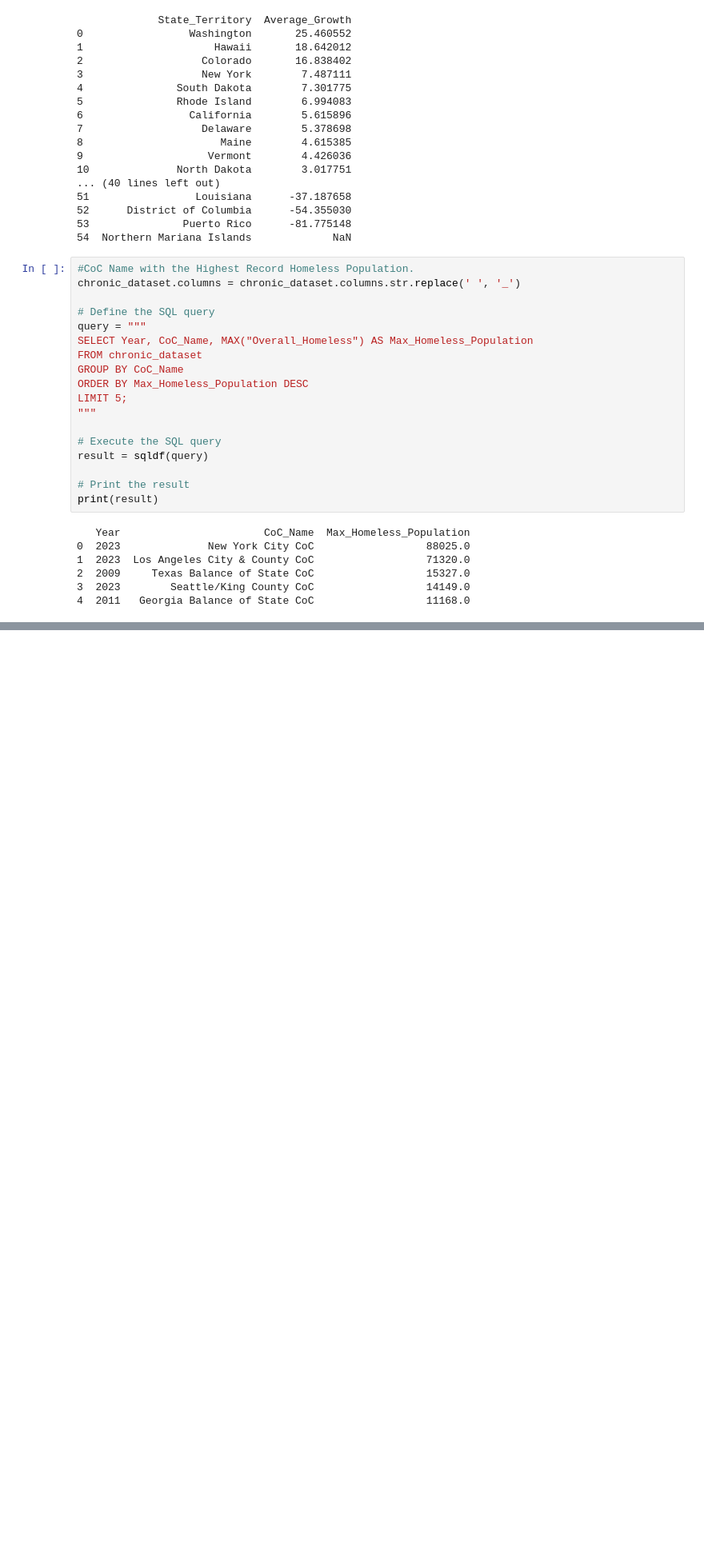
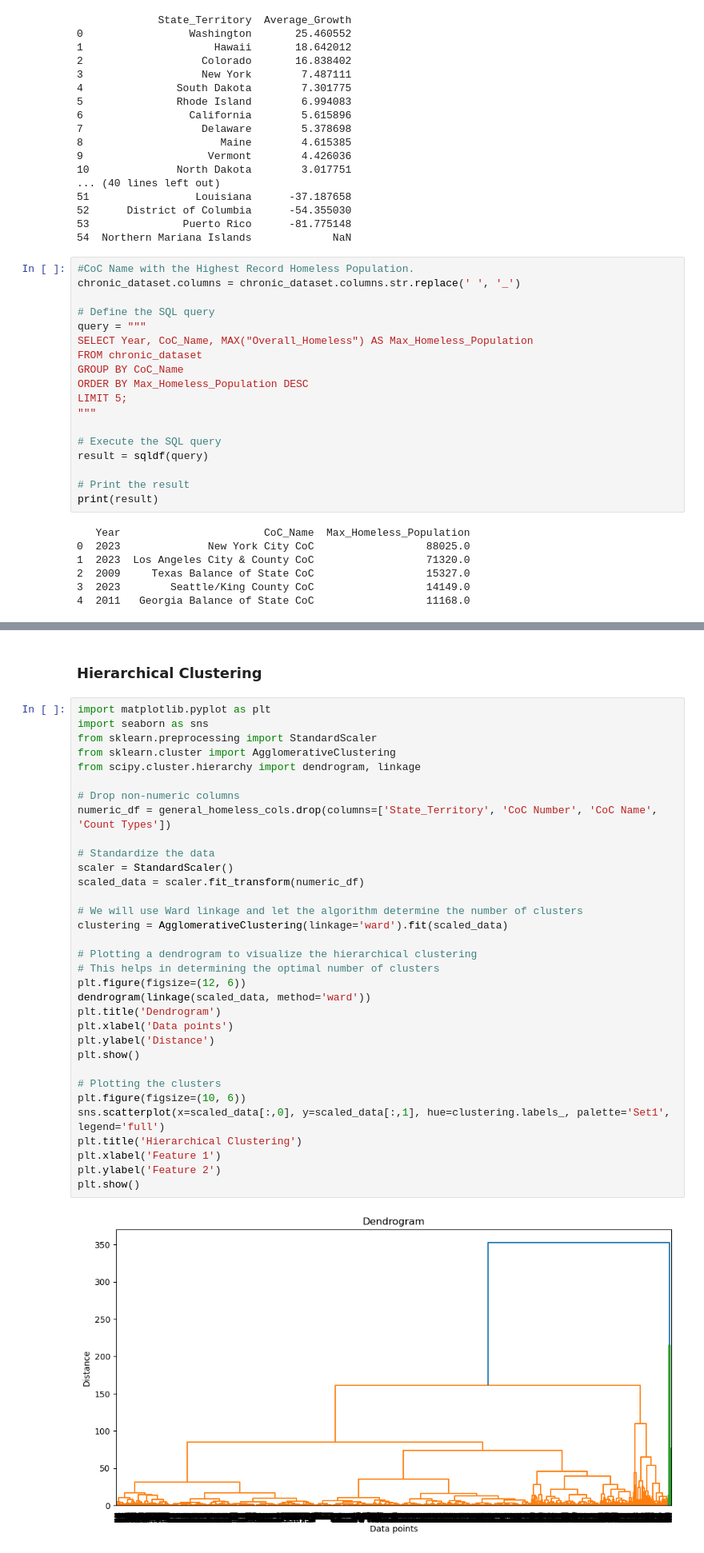
Before and after one commit to SinghNavnoor/homelessness_PIT_count_analysis, a Jupyter notebook: homeless_analysis.ipynb, the cells around one changed output, grey strips where cells are left out. Shown at 80% size. Cells and saved outputs as stored; diff of their text form; blank space fills up the shorter version.

```diff
--- a/homeless_analysis.ipynb
+++ b/homeless_analysis.ipynb
@@ -1474,0 +1499,37 @@ print(result)
+# %% [markdown]
+### Hierarchical Clustering
+# %%
+import matplotlib.pyplot as plt
+import seaborn as sns
+from sklearn.preprocessing import StandardScaler
+from sklearn.cluster import AgglomerativeClustering
+from scipy.cluster.hierarchy import dendrogram, linkage
+
+# Drop non-numeric columns
+numeric_df = general_homeless_cols.drop(columns=['State_Territory', 'CoC Number', 'CoC Name', 'Count Types'])
+
+# Standardize the data
+scaler = StandardScaler()
+scaled_data = scaler.fit_transform(numeric_df)
+
+# We will use Ward linkage and let the algorithm determine the number of clusters
+clustering = AgglomerativeClustering(linkage='ward').fit(scaled_data)
+
+# Plotting a dendrogram to visualize the hierarchical clustering
+# This helps in determining the optimal number of clusters
+plt.figure(figsize=(12, 6))
+dendrogram(linkage(scaled_data, method='ward'))
+plt.title('Dendrogram')
+plt.xlabel('Data points')
+plt.ylabel('Distance')
+plt.show()
+
+# Plotting the clusters
+plt.figure(figsize=(10, 6))
+sns.scatterplot(x=scaled_data[:,0], y=scaled_data[:,1], hue=clustering.labels_, palette='Set1', legend='full')
+plt.title('Hierarchical Clustering')
+plt.xlabel('Feature 1')
+plt.ylabel('Feature 2')
+plt.show()
+# %% [output]
+[figure, added]
```
Also changed, not shown: parts of 6 cells of this notebook.
